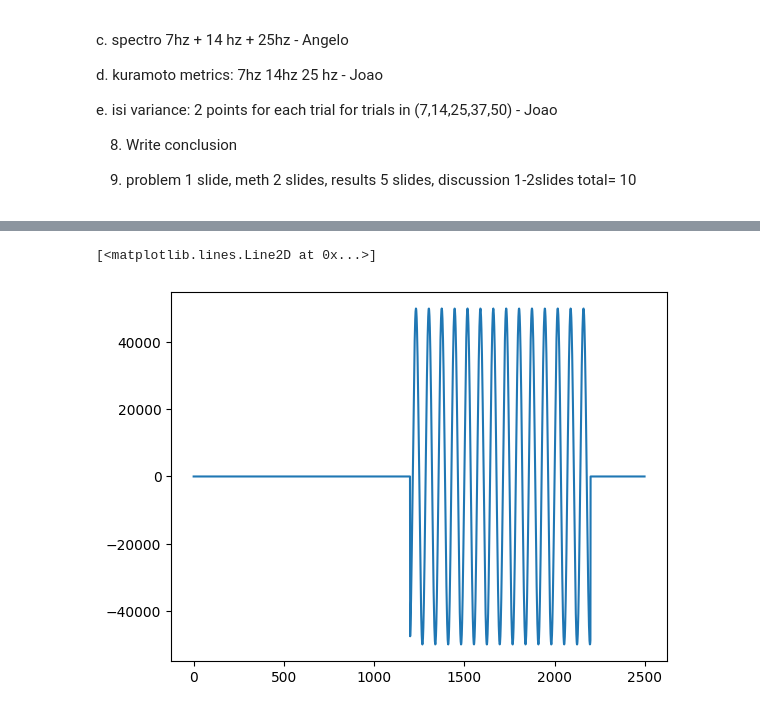
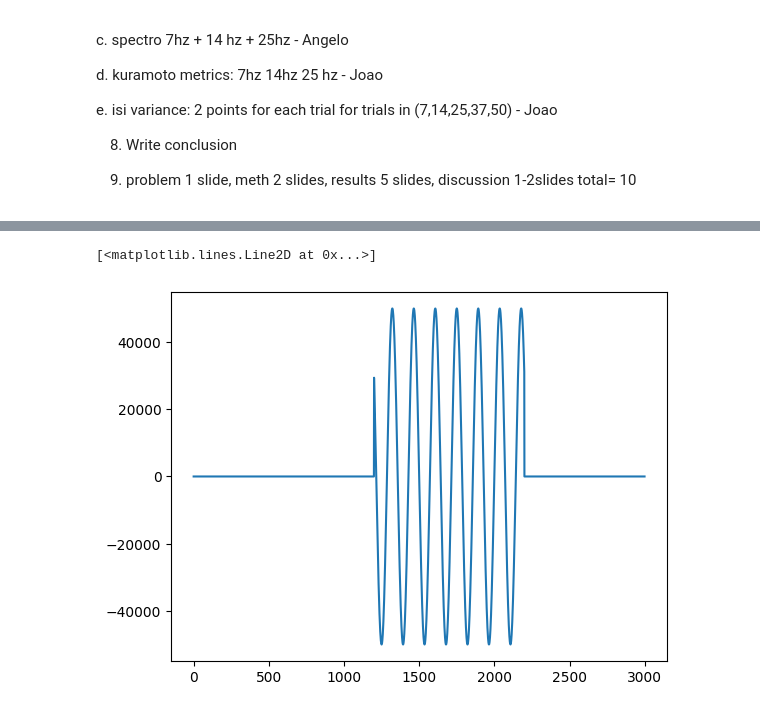
Before and after one commit to angeloodr/lasconProject, a Jupyter notebook: projeto_oficial.ipynb, the cells around one changed output, grey strips where cells are left out. Saved outputs shown, nothing was run; the diff lists cells and outputs as text; code cells hidden in the pictures.

```diff
--- a/projeto_oficial.ipynb
+++ b/projeto_oficial.ipynb
@@ -257,7 +252,7 @@ acs_params = {'position': [20.0, 20.0, 20.0],  # um
               'amp': 50.,  # uA,
               'stimstart': 1200,  # ms
               'stimend': 2200,  # ms
-              'frequency': 14,  # Hz
+              'frequency': 7,  # Hz
               'sigma': 0.57  # decay constant S/m
               }
 
@@ -440,9 +404,9 @@ np.savetxt(f"lfpdata_{acs_params['frequency']}Hz.csv", lfpdata, delimiter=",")
 # %%
 pulse = acs_params['amp'] * 1000. * \
-          np.sin(2 * np.pi * acs_params['frequency'] * np.arange(0,2500) / 1000)
+          np.sin(2 * np.pi * acs_params['frequency'] * np.arange(0,3000) / 1000)
 pulse[0:1200] = 0
-pulse[2200:2500] = 0
+pulse[2200:3000] = 0
 plt.plot(pulse)
 # %% [output]
 [<matplotlib.lines.Line2D at 0x...>]
-[figure, old version]
+[figure, new version]
```
Also changed, not shown: parts of 13 cells of this notebook, 38 other files.
